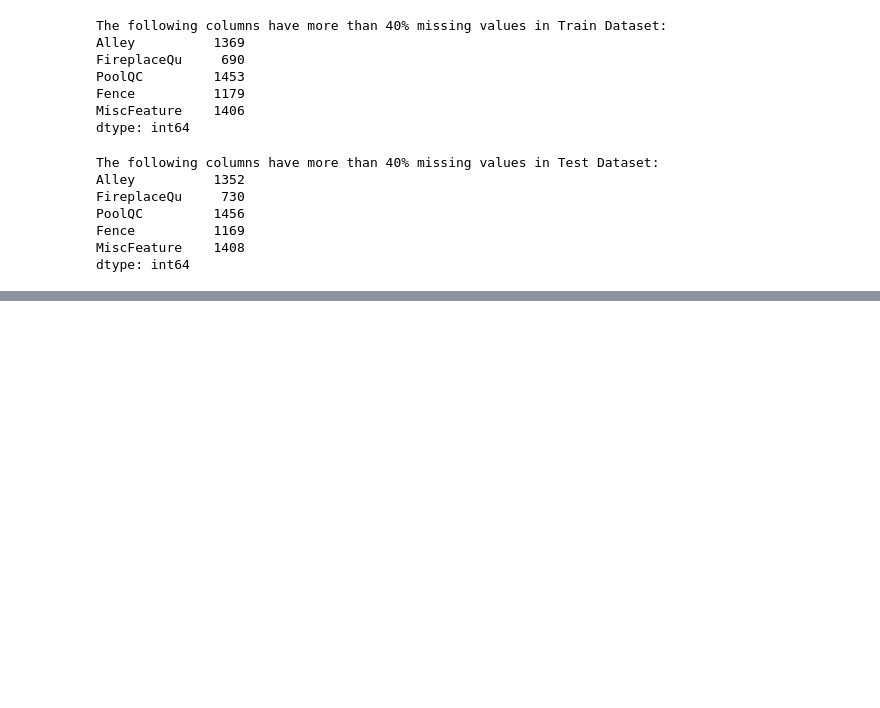
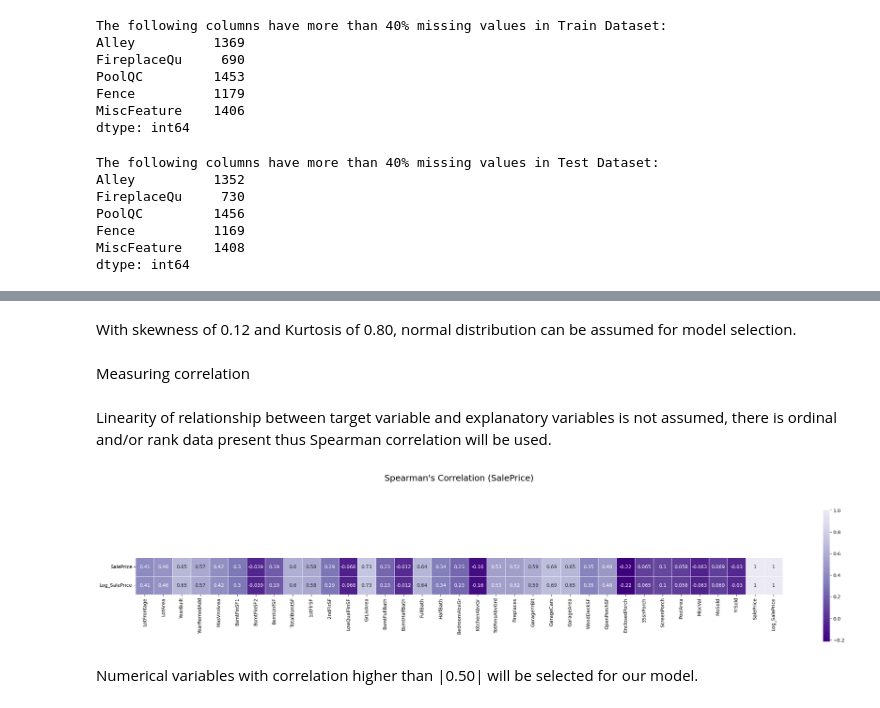
Before and after one commit to DerekHypo/Final_Project, a Jupyter notebook: HousePrices_EDA_V2.ipynb, the cells around one changed output, grey strips where cells are left out. Cells and saved outputs as stored; diff of their text form; code cells hidden in the pictures; blank space fills up the shorter version.

```diff
--- a/HousePrices_EDA_V2.ipynb
+++ b/HousePrices_EDA_V2.ipynb
@@ -184,0 +257,21 @@ MiscFeature 1
+# %% [markdown]
+With skewness of 0.12 and Kurtosis of 0.80, normal distribution can be assumed for model selection.
+# %% [markdown]
+Measuring correlation
+# %% [markdown]
+Linearity of relationship between target variable and explanatory variables is not assumed, there is ordinal and/or rank data present thus Spearman correlation will be used.
+# %%
+mat_corr=train.corr(method='spearman')[['SalePrice', 'Log_SalePrice']]
+
+plt.figure(figsize=(25,8), dpi=100)
+
+sns.heatmap(mat_corr.T, annot=True, center=0.5, vmax=1, cmap=palettes[1],
+            square=True, linewidths=.5, cbar_kws={"shrink": .5})
+
+plt.title("Spearman's Correlation (SalePrice)", fontsize=18, y=3)
+plt.tight_layout()
+plt.show()
+# %% [output]
+[figure, added]
+# %% [markdown]
+Numerical variables with correlation higher than |0.50| will be selected for our model.
```
Also changed, not shown: parts of 18 cells of this notebook.
